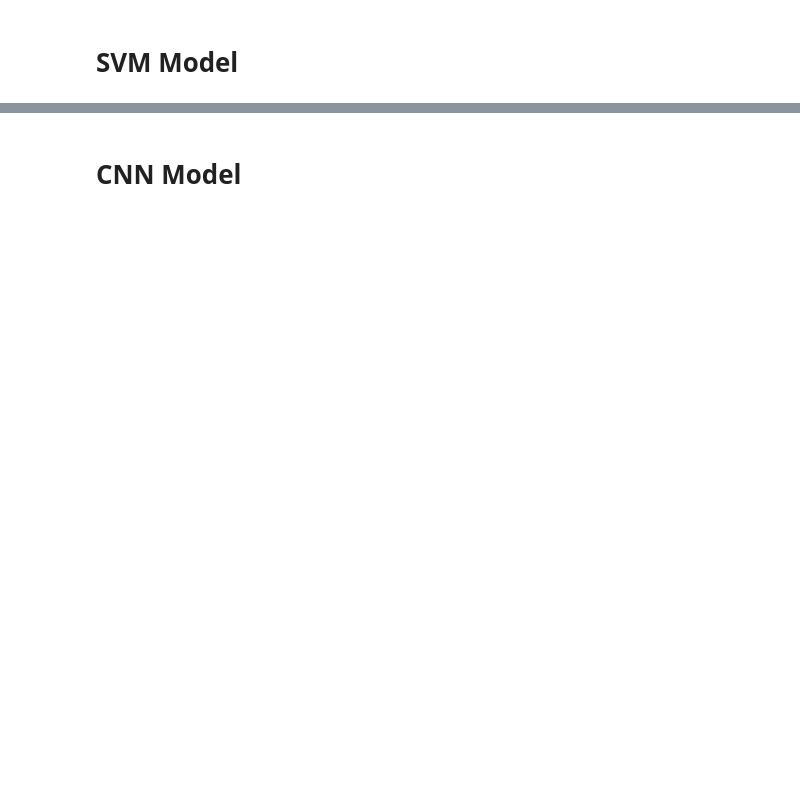
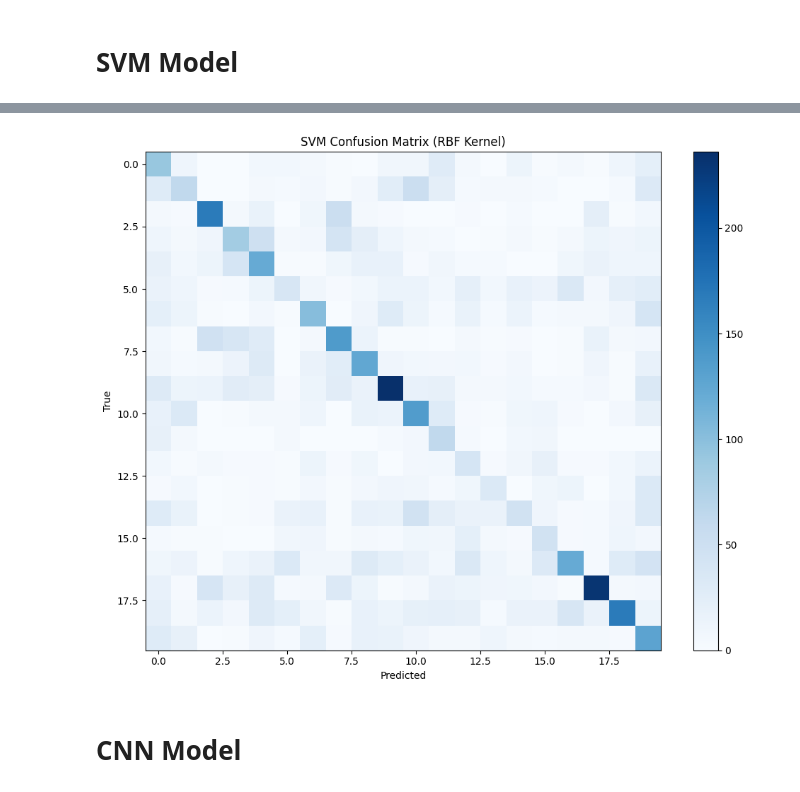
Before and after one commit to sarahogden2017/CSC425-Final-Project, a Jupyter notebook: project.ipynb, the cells around one changed output, grey strips where cells are left out. Drawn from its saved outputs; the diff is of its cells as text; code cells hidden in the pictures; blank space fills up the shorter version.

```diff
--- a/project.ipynb
+++ b/project.ipynb
@@ -99,0 +121,88 @@ print(classification_report(y_test, y_pred_svm, target_names=classes))
+# %%
+# Extract bottleneck features and train a non-linear (RBF) SVM
+import numpy as np
+from tensorflow.keras.applications import EfficientNetB0
+from tensorflow.keras.preprocessing.image import ImageDataGenerator
+from tensorflow.keras import Model
+from pathlib import Path
+from sklearn.svm import SVC
+from sklearn.utils.class_weight import compute_class_weight
+from sklearn.decomposition import PCA
+import joblib
+import time
+
+TRAIN_DIR = 'dataset_split/train'
+TEST_DIR = 'dataset_split/test'
+BATCH_SIZE = 64
+TARGET_SIZE = (224, 224)
+FEATURE_FILE_TRAIN = 'features_train.npy'
+FEATURE_FILE_TEST = 'features_test.npy'
+LABELS_FILE_TRAIN = 'labels_train.npy'
+LABELS_FILE_TEST = 'labels_test.npy'
+
+# 1) Build feature extractor (remove top, use global pooling)
+base = EfficientNetB0(weights='imagenet', include_top=False, pooling='avg', input_shape=(224,224,3))
+feature_model = Model(base.input, base.output)  # pooling='avg' gives (batch, 1280)
+
+# 2) Generators (no augmentation for features)
+datagen = ImageDataGenerator(rescale=1./255)
+train_gen = datagen.flow_from_directory(TRAIN_DIR, target_size=TARGET_SIZE,
+                                        batch_size=BATCH_SIZE, class_mode='sparse', shuffle=False)
+test_gen = datagen.flow_from_directory(TEST_DIR, target_size=TARGET_SIZE,
+                                       batch_size=BATCH_SIZE, class_mode='sparse', shuffle=False)
+
+# 3) Extract and save features (predict on generator)
+def extract_features(gen, steps, out_feat, out_labels):
+    features = feature_model.predict(gen, steps=steps, verbose=1)
+    labels = gen.labels  # when shuffle=False, labels align with predict order
+    np.save(out_feat, features.astype(np.float32))
+    np.save(out_labels, labels.astype(np.int32))
+    return features, labels
+
+train_steps = int(np.ceil(train_gen.samples / BATCH_SIZE))
+test_steps = int(np.ceil(test_gen.samples / BATCH_SIZE))
+
+X_train, y_train = extract_features(train_gen, train_steps, FEATURE_FILE_TRAIN, LABELS_FILE_TRAIN)
+X_test, y_test = extract_features(test_gen, test_steps, FEATURE_FILE_TEST, LABELS_FILE_TEST)
+
+# 4) PCA to reduce dims (required for RBF SVM to fit in memory)
+print("Applying PCA to reduce dimensionality from 1280 to 256...")
+pca = PCA(n_components=256, svd_solver='randomized', whiten=False)
+X_train = pca.fit_transform(X_train)
+X_test = pca.transform(X_test)
+joblib.dump(pca, 'pca.joblib')
+print(f"PCA explained variance ratio: {pca.explained_variance_ratio_.sum():.4f}")
+
+# 5) Train non-linear (RBF) SVC
+print("\nTraining RBF SVM (this may take 5-10 minutes)...")
+classes = np.unique(y_train)
+class_weights = dict(enumerate(compute_class_weight('balanced', classes=classes, y=y_train)))
+svc = SVC(kernel='rbf', C=1.0, gamma='scale', class_weight=class_weights, verbose=1)
+start_time = time.time()
+svc.fit(X_train, y_train)
+train_time = time.time() - start_time
+print(f"Training completed in {train_time:.2f} seconds")
+
+# 6) Save model
+joblib.dump(svc, 'svm_rbf_bottleneck.joblib')
+
+# 7) Evaluate
+from sklearn.metrics import classification_report, accuracy_score, confusion_matrix
+y_pred = svc.predict(X_test)
+svm_accuracy = accuracy_score(y_test, y_pred)
+print(f'\nRBF SVM Accuracy: {svm_accuracy:.4f}')
+print("\nClassification Report:")
+print(classification_report(y_test, y_pred, zero_division=0))
+
+# 8) Optional: Plot confusion matrix for top classes
+import matplotlib.pyplot as plt
+cm = confusion_matrix(y_test, y_pred)
+plt.figure(figsize=(10, 8))
+plt.imshow(cm, cmap='Blues', aspect='auto')
+plt.colorbar()
+plt.xlabel('Predicted')
+plt.ylabel('True')
+plt.title('SVM Confusion Matrix (RBF Kernel)')
+plt.tight_layout()
+plt.show()
+# %% [output]
@@ -100,3 +226,4 @@ print(classification_report(y_test, y_pred_svm, target_names=classes))
+[figure, added]
 # %% [markdown]
 # CNN Model
 # %%
```
Also changed, not shown: parts of 5 cells of this notebook, 9 other files.
